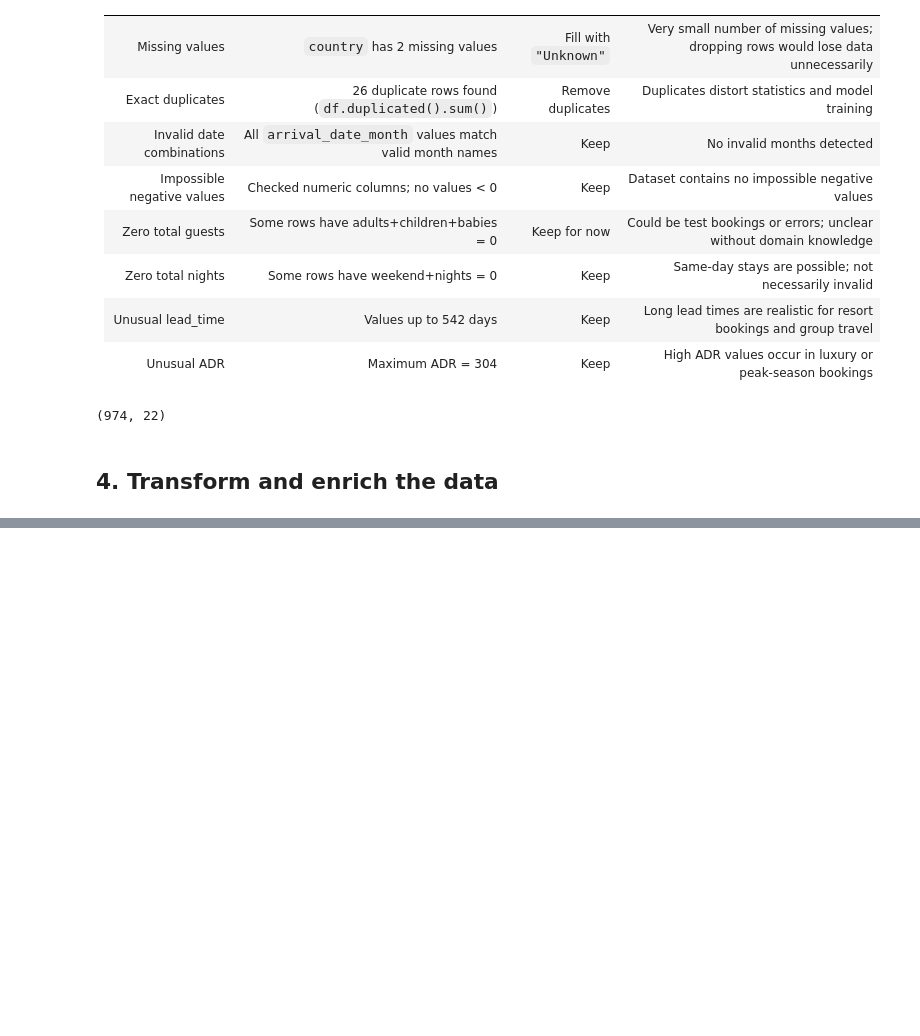
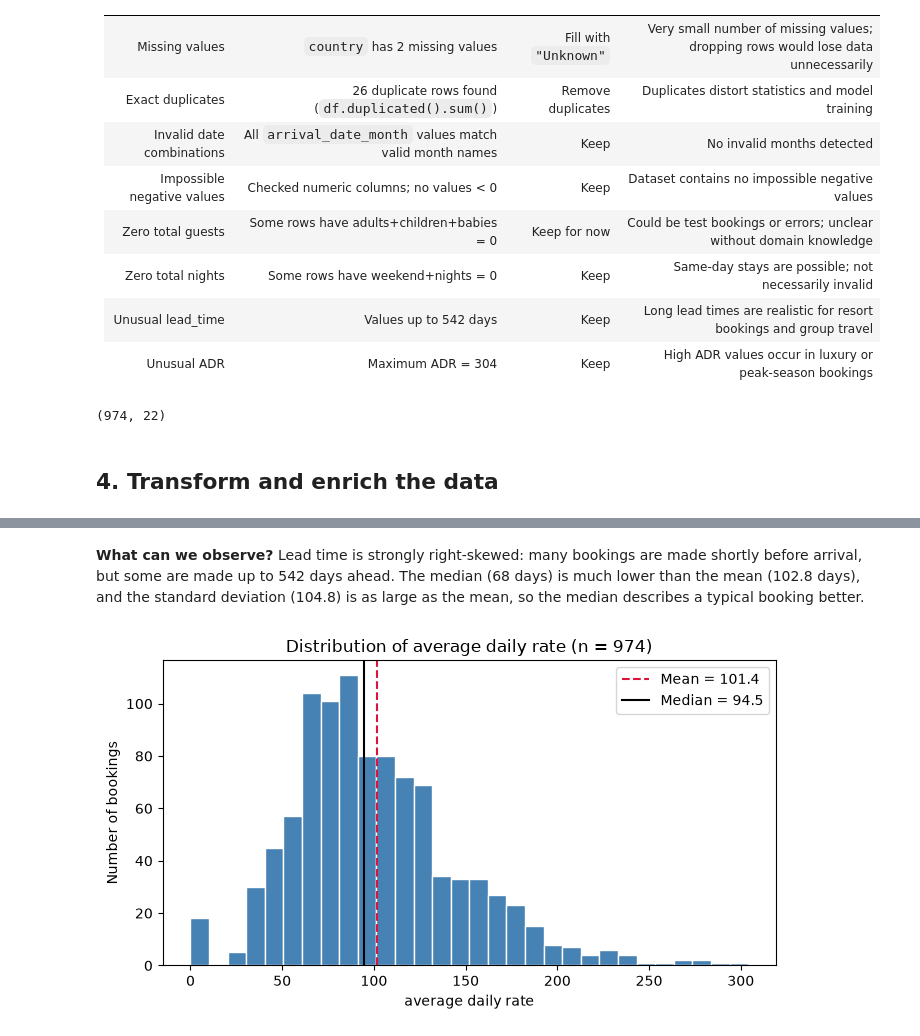
Before and after one commit to ElSnuso/Hotel-Booking-Data-Analysis, a Jupyter notebook: project.ipynb, the cells around one changed output, grey strips where cells are left out. Drawn from its saved outputs; the diff is of its cells as text; code cells hidden in the pictures; blank space fills up the shorter version.

```diff
--- a/project.ipynb
+++ b/project.ipynb
@@ -242,0 +327,6 @@ cleaned_df['estimated_booking_value'] = (
+# %% [markdown]
+**What can we observe?** Lead time is strongly right-skewed: many bookings are made shortly before arrival, but some are made up to 542 days ahead. The median (68 days) is much lower than the mean (102.8 days), and the standard deviation (104.8) is as large as the mean, so the median describes a typical booking better.
+# %%
+plot_hist(cleaned_df["average_daily_rate"], "average daily rate")
+# %% [output]
+[figure, added]
```
Also changed, not shown: parts of 22 cells of this notebook.
